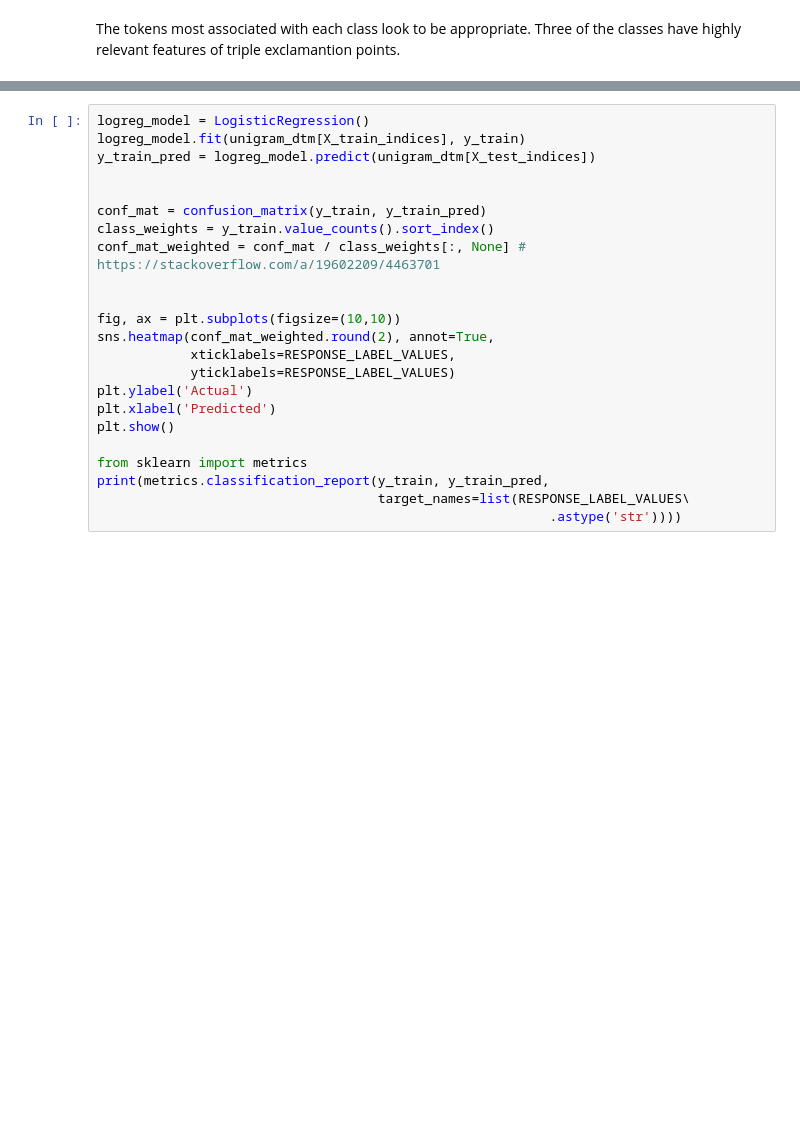
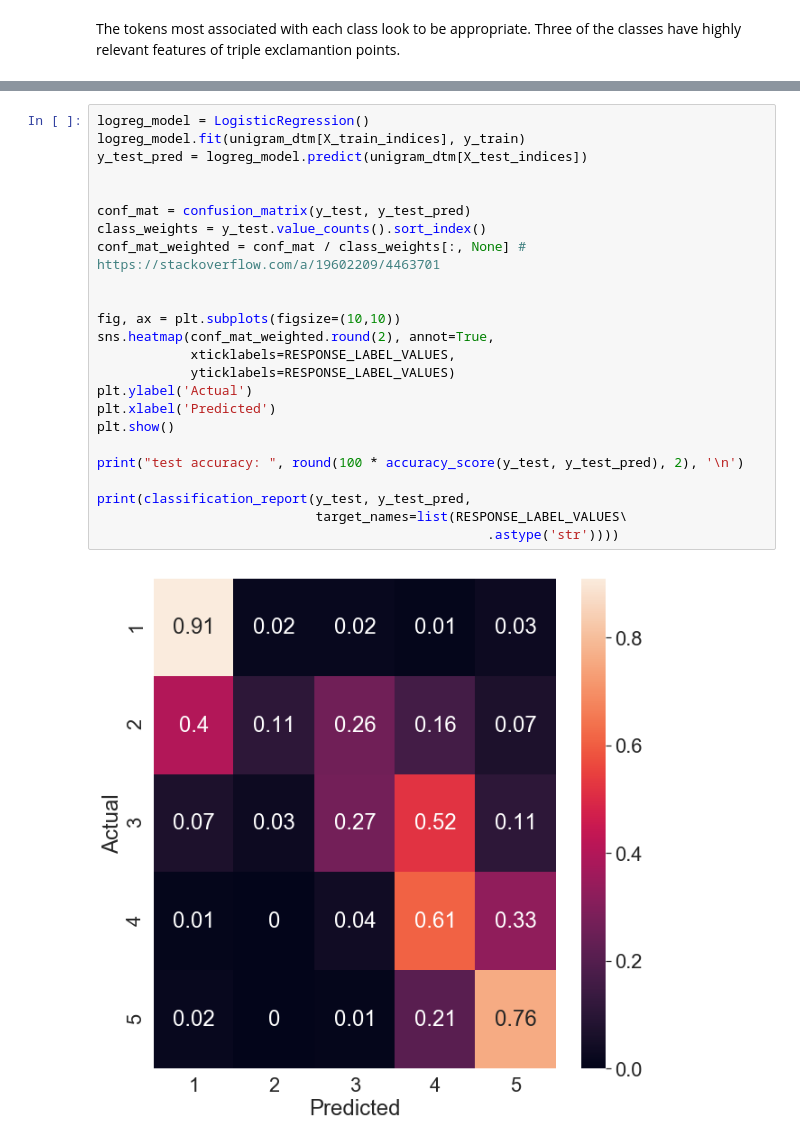
Before and after one commit to kylegilde/D620-Web-Analytics, a Jupyter notebook: Final Project/multi-class-text-classification.ipynb, the cells around one changed output, grey strips where cells are left out. Drawn from its saved outputs; the diff is of its cells as text; blank space fills up the shorter version.

```diff
--- a/Final Project/multi-class-text-classification.ipynb
+++ b/Final Project/multi-class-text-classification.ipynb
@@ -415,23 +426,26 @@ MemoryError:
 # %%
 logreg_model = LogisticRegression()
 logreg_model.fit(unigram_dtm[X_train_indices], y_train)
-y_train_pred = logreg_model.predict(unigram_dtm[X_test_indices])
+y_test_pred = logreg_model.predict(unigram_dtm[X_test_indices])
 
 
-conf_mat = confusion_matrix(y_train, y_train_pred)
-class_weights = y_train.value_counts().sort_index()
+conf_mat = confusion_matrix(y_test, y_test_pred)
+class_weights = y_test.value_counts().sort_index()
 conf_mat_weighted = conf_mat / class_weights[:, None] # https://stackoverflow.com/a/19602209/4463701
 
 
 fig, ax = plt.subplots(figsize=(10,10))
 sns.heatmap(conf_mat_weighted.round(2), annot=True,
             xticklabels=RESPONSE_LABEL_VALUES,
             yticklabels=RESPONSE_LABEL_VALUES)
 plt.ylabel('Actual')
 plt.xlabel('Predicted')
 plt.show()
 
-from sklearn import metrics
-print(metrics.classification_report(y_train, y_train_pred,
-                                    target_names=list(RESPONSE_LABEL_VALUES\
-                                                          .astype('str'))))
+print("test accuracy: ", round(100 * accuracy_score(y_test, y_test_pred), 2), '\n')
+
+print(classification_report(y_test, y_test_pred,
+                            target_names=list(RESPONSE_LABEL_VALUES\
+                                                  .astype('str'))))
+# %% [output]
+[figure, added]
```
Also changed, not shown: parts of 33 cells of this notebook.
